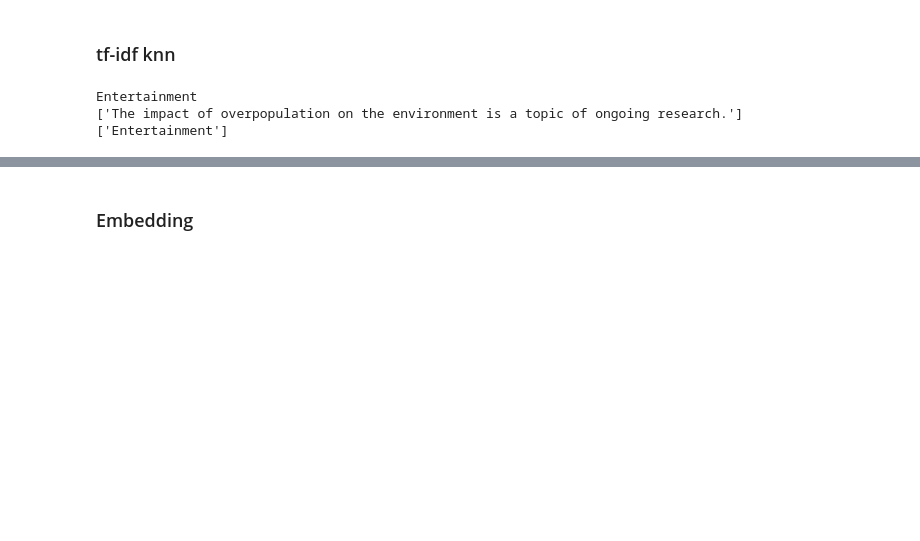
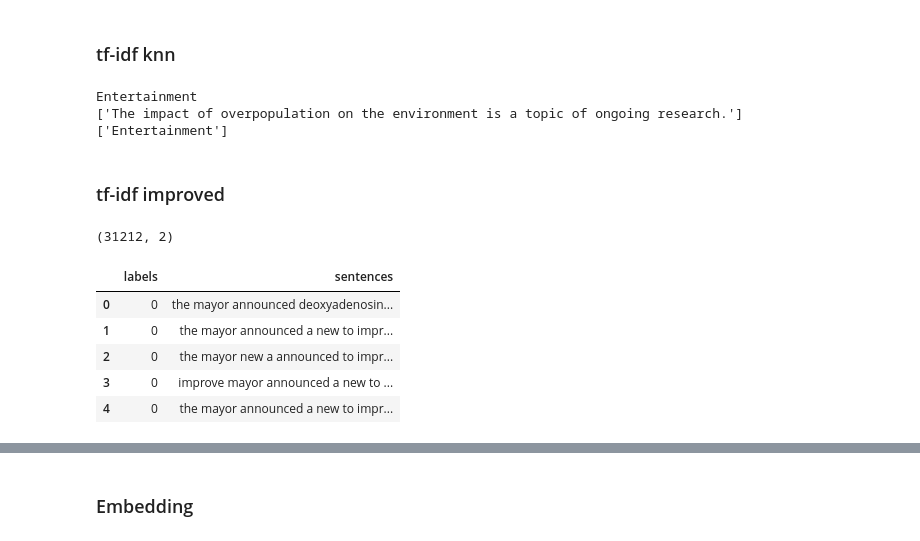
Before and after one commit to baptlem/sentence_classification, a Jupyter notebook: matthias_notebook.ipynb, the cells around one changed output, grey strips where cells are left out. Saved outputs shown, nothing was run; the diff lists cells and outputs as text; code cells hidden in the pictures; blank space fills up the shorter version.

```diff
--- a/matthias_notebook.ipynb
+++ b/matthias_notebook.ipynb
@@ -55,3 +55,17 @@ print(pred_top_n[index])
 Entertainment
 ['The impact of overpopulation on the environment is a topic of ongoing research.']
 ['Entertainment']
+# %% [markdown]
+### tf-idf improved
+# %%
+df_train_plus = pd.read_csv("data/backtrans_eda_train_set.txt",names=['labels','sentences'],sep='\t')
+print(df_train_plus.shape)
+df_train_plus.head()
+# %% [output]
+(31212, 2)
+|  | labels | sentences |
+| 0 | 0 | the mayor announced deoxyadenosin... |
+| 1 | 0 | the mayor announced a new to impr... |
+| 2 | 0 | the mayor new a announced to impr... |
+| 3 | 0 | improve mayor announced a new to ... |
+| 4 | 0 | the mayor announced a new to impr... |
```
Also changed, not shown: parts of 6 cells of this notebook.
